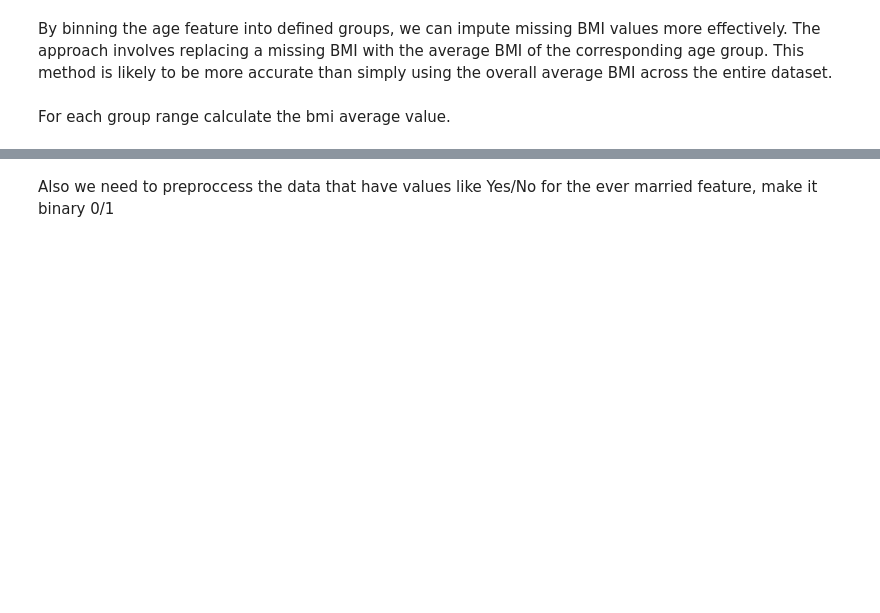
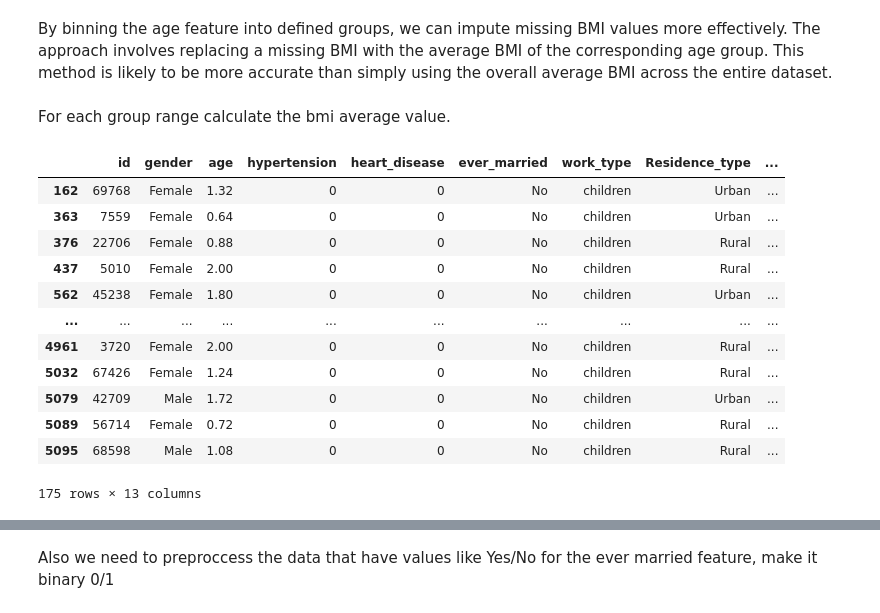
Before and after one commit to alexakh95/Data_mining, a Jupyter notebook: Project/data_project.ipynb, the cells around one changed output, grey strips where cells are left out. Drawn from its saved outputs; the diff is of its cells as text; code cells hidden in the pictures; blank space fills up the shorter version.

```diff
--- a/Project/data_project.ipynb
+++ b/Project/data_project.ipynb
@@ -85,3 +75,19 @@ By binning the age feature into defined groups, we can impute missing BMI values
 For each group range calculate the bmi average value.
 # %%
 bmi_mean_by_age = dataframe.groupby('age_group')['bmi'].mean().to_dict()
+# %%
+dataframe[dataframe['age_group']== 'newborn']
+# %% [output]
+|  | id | gender | age | hypertension | heart_disease | ever_married | work_type | Residence_type | ... |
+| 162 | 69768 | Female | 1.32 | 0 | 0 | No | children | Urban | ... |
+| 363 | 7559 | Female | 0.64 | 0 | 0 | No | children | Urban | ... |
+| 376 | 22706 | Female | 0.88 | 0 | 0 | No | children | Rural | ... |
+| 437 | 5010 | Female | 2.00 | 0 | 0 | No | children | Rural | ... |
+| 562 | 45238 | Female | 1.80 | 0 | 0 | No | children | Urban | ... |
+| ... | ... | ... | ... | ... | ... | ... | ... | ... | ... |
+| 4961 | 3720 | Female | 2.00 | 0 | 0 | No | children | Rural | ... |
+| 5032 | 67426 | Female | 1.24 | 0 | 0 | No | children | Rural | ... |
+| 5079 | 42709 | Male | 1.72 | 0 | 0 | No | children | Urban | ... |
+| 5089 | 56714 | Female | 0.72 | 0 | 0 | No | children | Rural | ... |
+| 5095 | 68598 | Male | 1.08 | 0 | 0 | No | children | Rural | ... |
+175 rows × 13 columns
```
Also changed, not shown: parts of 40 cells of this notebook.
